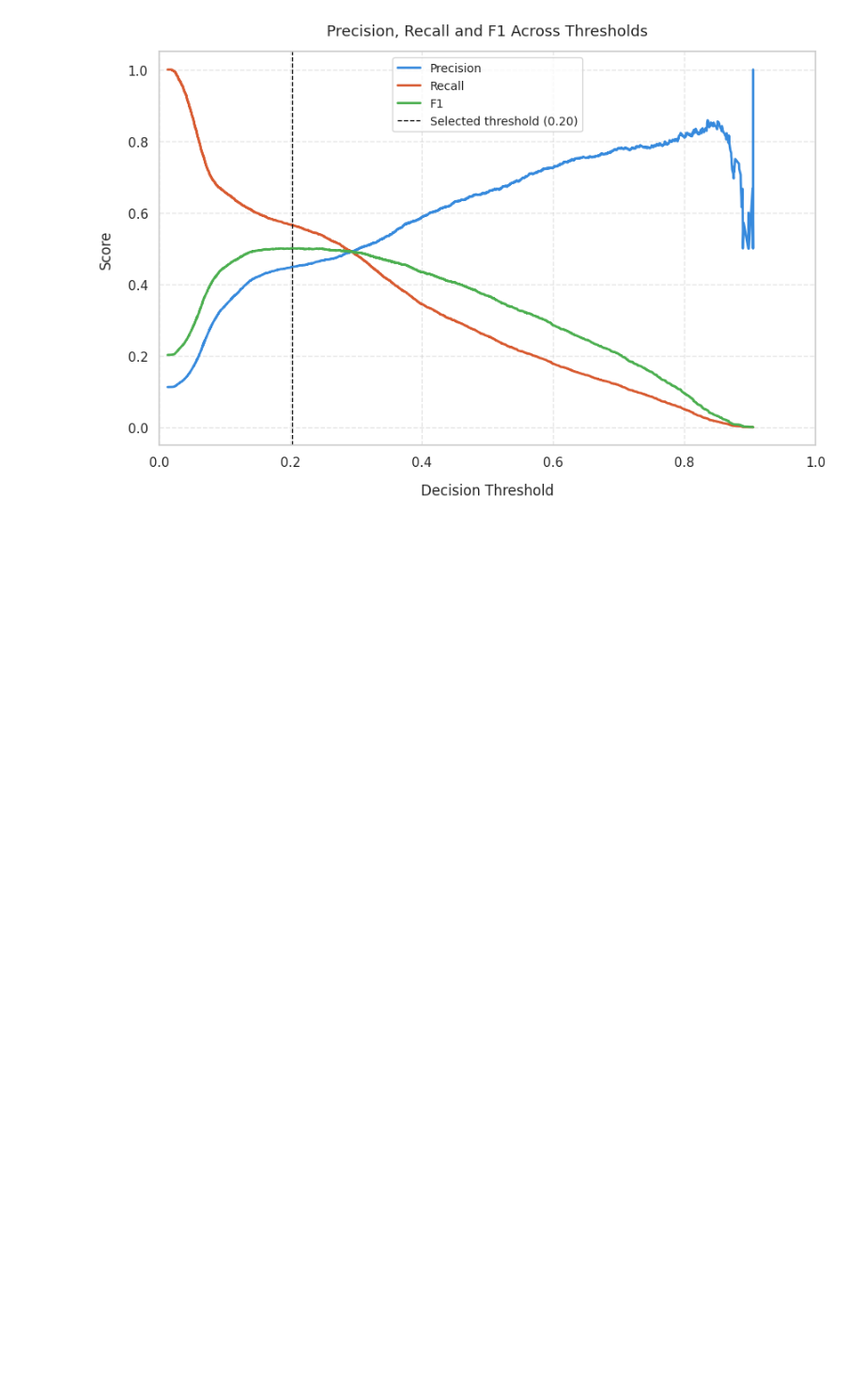
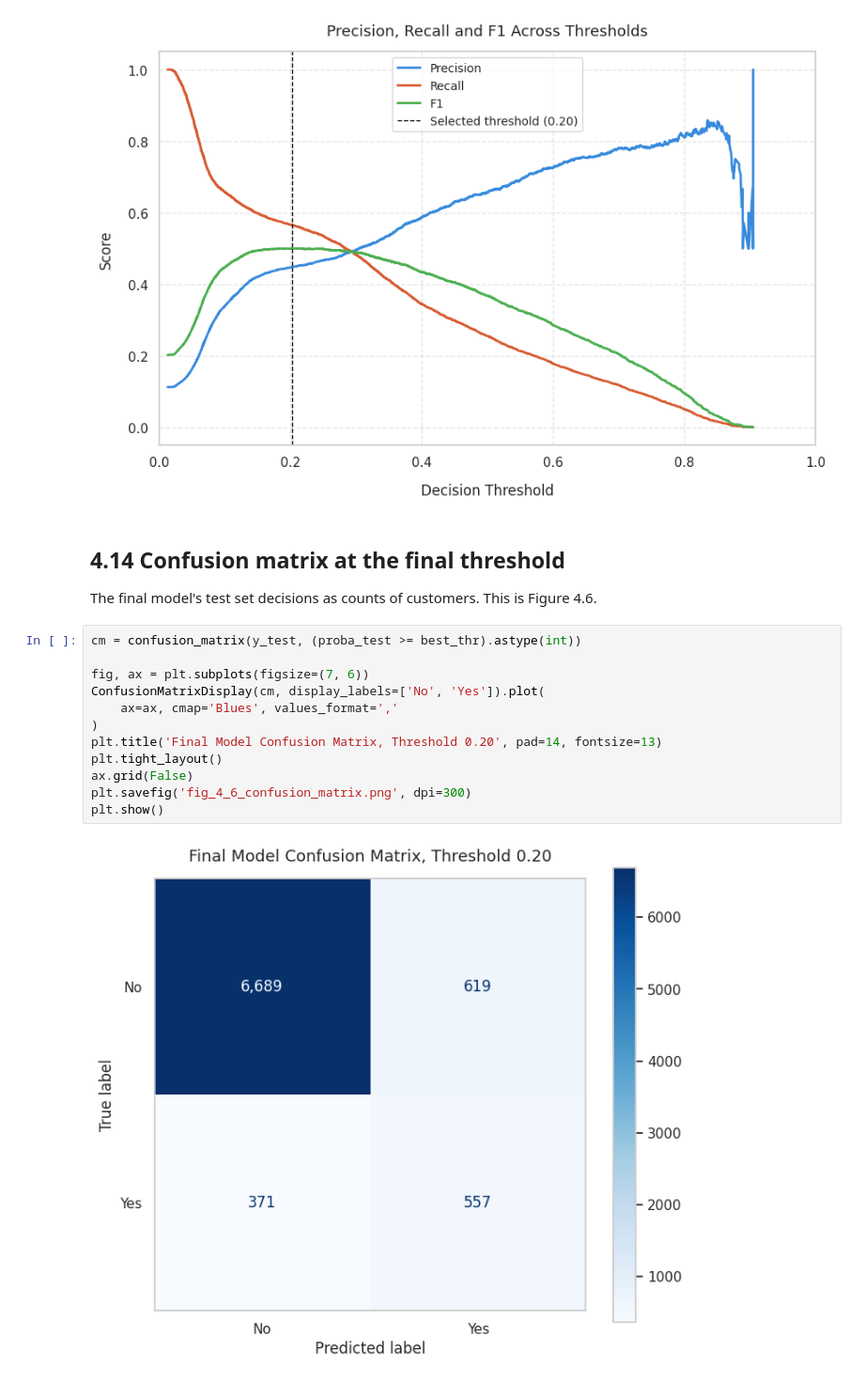
Before and after one commit to Nkengfack/Bank_marketing_ml_Classifications, a Jupyter notebook: bank_marketing_ML_perfomance.ipynb, the cells around one changed output. Shown at 94% size. Cells and saved outputs as stored; diff of their text form; blank space fills up the shorter version.

Commit message:
Adding a confusion matrix for the threshold

```diff
--- a/bank_marketing_ML_perfomance.ipynb
+++ b/bank_marketing_ML_perfomance.ipynb
@@ -1308,3 +1308,22 @@ plt.savefig('fig_4_5_threshold_tradeoff.png', dpi=300)
 plt.show()
 # %% [output]
 [figure]
+# %% [markdown]
+## 4.14 Confusion matrix at the final threshold
+
+The final model's test set decisions as counts of customers. This is
+Figure 4.6.
+# %%
+cm = confusion_matrix(y_test, (proba_test >= best_thr).astype(int))
+
+fig, ax = plt.subplots(figsize=(7, 6))
+ConfusionMatrixDisplay(cm, display_labels=['No', 'Yes']).plot(
+    ax=ax, cmap='Blues', values_format=','
+)
+plt.title('Final Model Confusion Matrix, Threshold 0.20', pad=14, fontsize=13)
+plt.tight_layout()
+ax.grid(False)
+plt.savefig('fig_4_6_confusion_matrix.png', dpi=300)
+plt.show()
+# %% [output]
+[figure, added]
```
